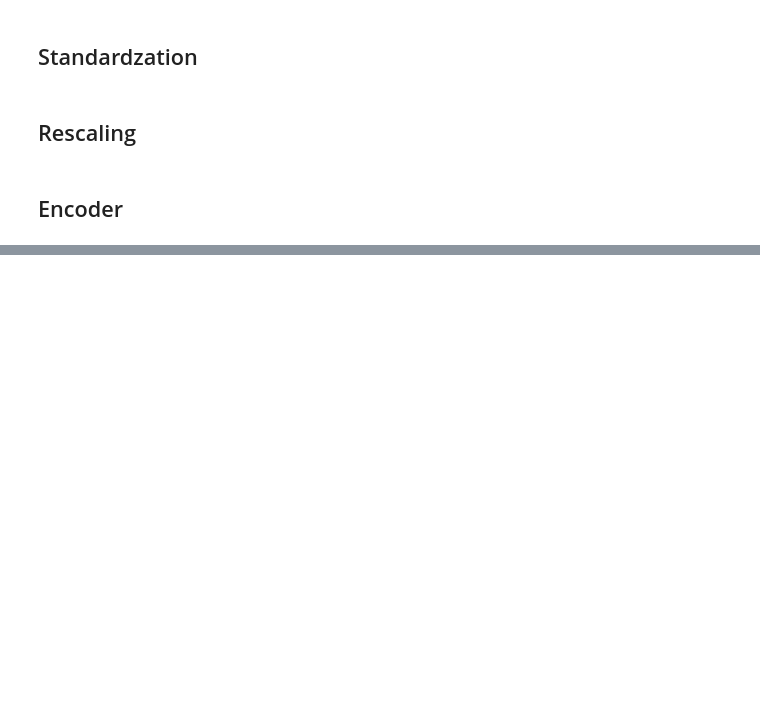
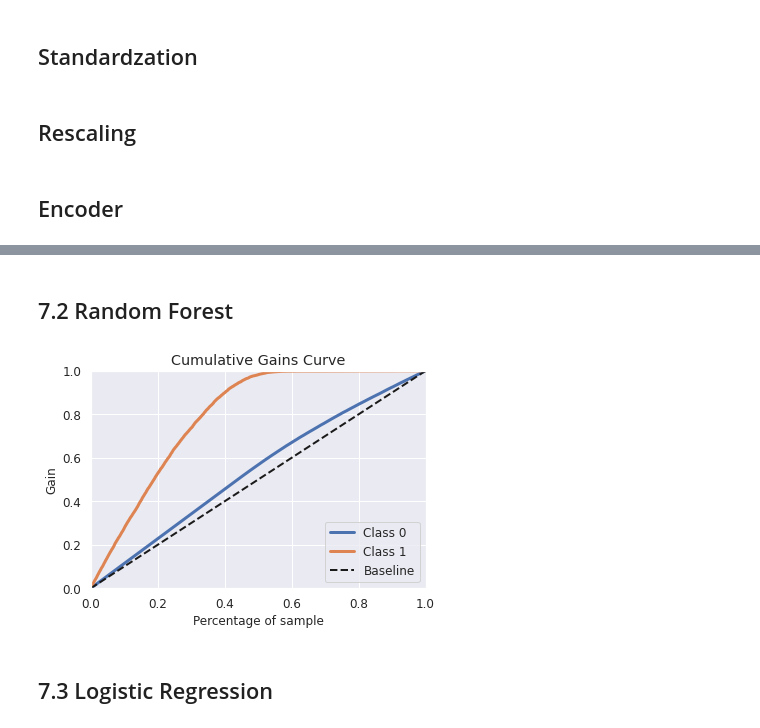
Before and after one commit to GonzagaLucas/Health-Insurance-Cross-Sell, a Jupyter notebook: pa004_health_insurance.ipynb, the cells around one changed output, grey strips where cells are left out. Cells and saved outputs as stored; diff of their text form; code cells hidden in the pictures; blank space fills up the shorter version.

```diff
--- a/pa004_health_insurance.ipynb
+++ b/pa004_health_insurance.ipynb
@@ -457,0 +572,18 @@ df5.head()
+# %% [markdown]
+## 7.2 Random Forest
+# %%
+# model fit
+rf_model = RandomForestClassifier(n_estimators=1000, n_jobs=-1)
+
+# model training
+rf_model.fit(x_train, y_train)
+
+# model proba
+yhat_rf = rf_model.predict_proba(x_val)
+# %%
+# Accumulative Gain
+skplt.metrics.plot_cumulative_gain(y_val, yhat_rf);
+# %% [output]
+[figure, added]
+# %% [markdown]
+## 7.3 Logistic Regression
```
Also changed, not shown: parts of 24 cells of this notebook.
